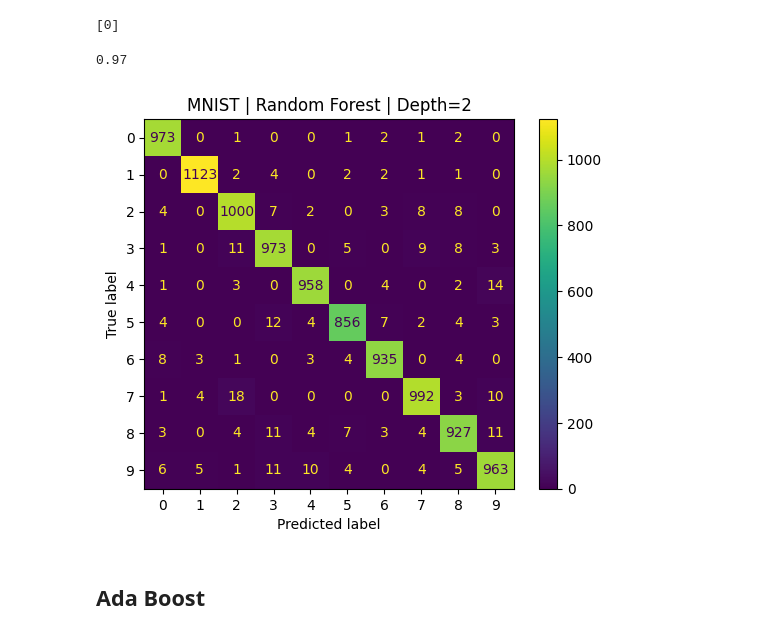
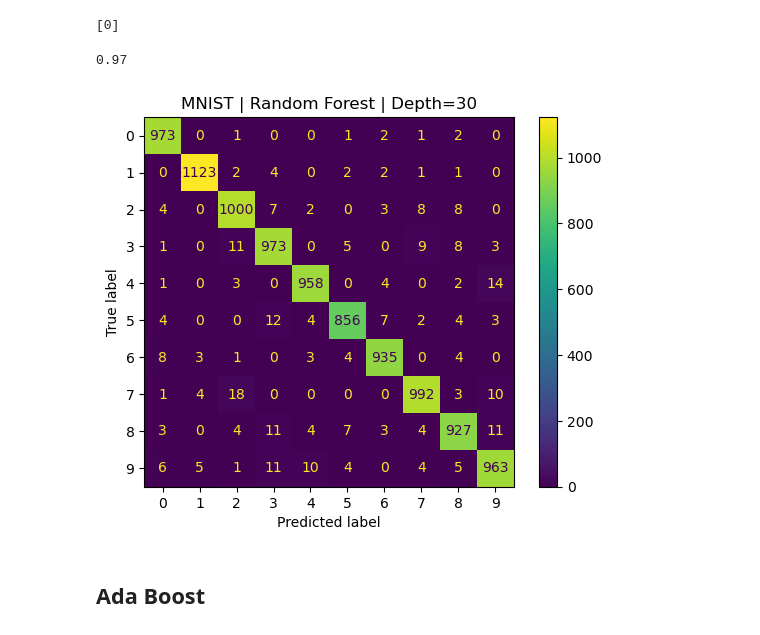
Before and after one commit to TommyAK/mnist, a Jupyter notebook: code.ipynb, the cells around one changed output. Drawn from its saved outputs; the diff is of its cells as text; code cells hidden in the pictures.

```diff
--- a/code.ipynb
+++ b/code.ipynb
@@ -136,16 +160,18 @@ print(rf.predict([test_x.iloc[545]]))
 rf_results = rf.predict(test_x.values)
-# %%
-accuracy_score(rf_results, test_y)
-# %% [output]
-0.97
+# %%
+# calculate the accuracy score from the prediction results
+accuracy_score(rf_results, test_y)
+# %% [output]
+0.97
 # %%
+# confusion matrix showing all class results (true vs predicted)
 matrix = confusion_matrix(test_y, rf_results, labels=rf.classes_)
 disp = ConfusionMatrixDisplay(confusion_matrix=matrix, display_labels=rf.classes_)
 disp.plot()
-plt.title('MNIST | Random Forest | Depth=2')
+plt.title(F"MNIST | Random Forest | Depth={rf.max_depth}")
 plt.show()
 # %% [output]
-[figure, old version]
+[figure, new version]
 # %% [markdown]
 ## Ada Boost
 # %%
```
Also changed, not shown: parts of 31 cells of this notebook.
